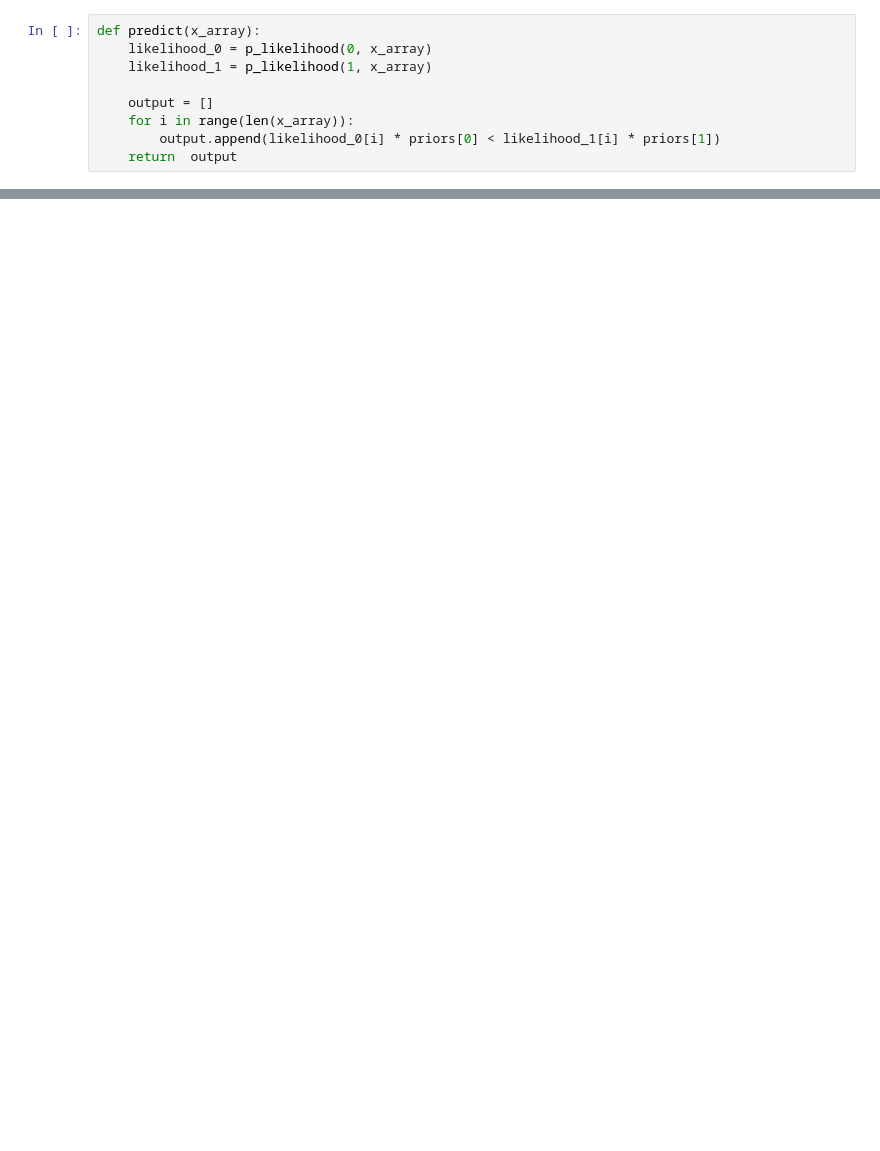
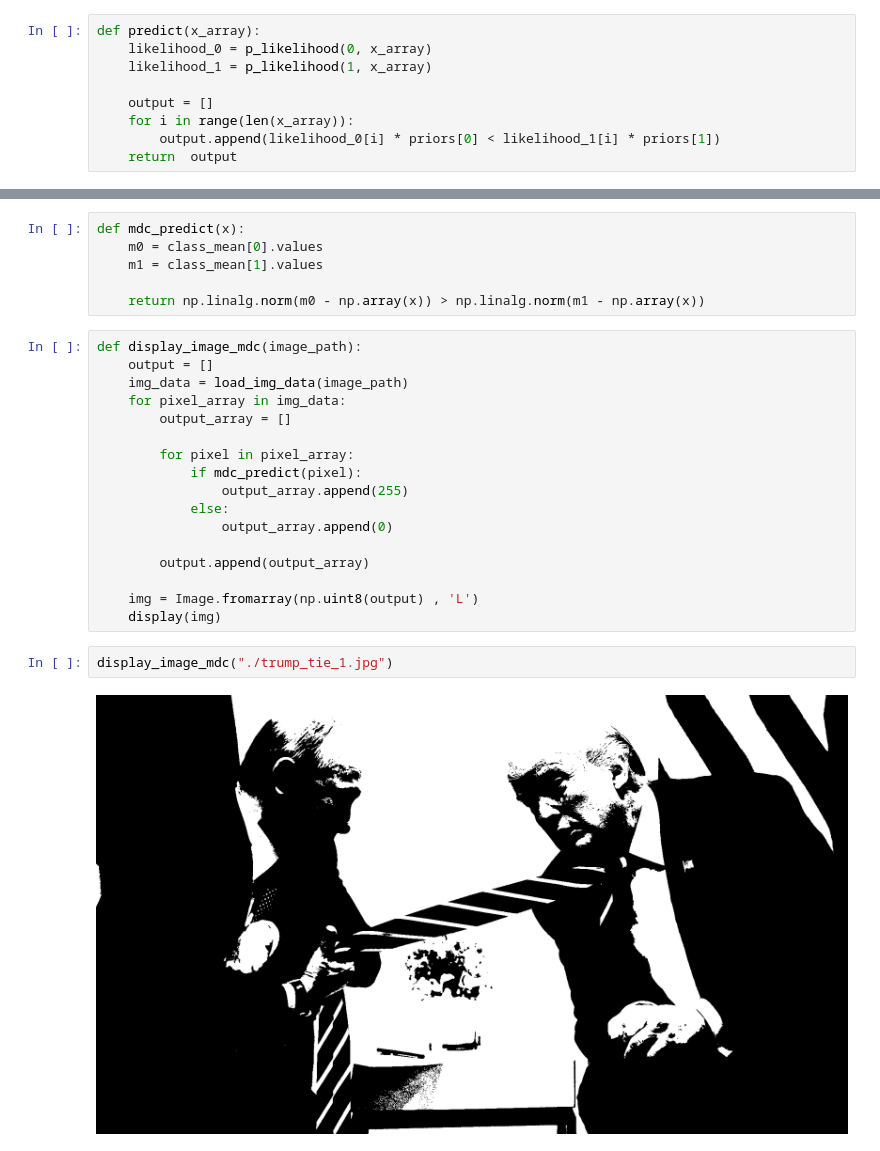
Before and after one commit to AUT-Student/SPR-HW2, a Jupyter notebook: P6/P6.ipynb, the cells around one changed output, grey strips where cells are left out. Drawn from its saved outputs; the diff is of its cells as text; blank space fills up the shorter version.

```diff
--- a/P6/P6.ipynb
+++ b/P6/P6.ipynb
@@ -165,0 +159,27 @@ display(img)
+# %%
+def mdc_predict(x):
+    m0 = class_mean[0].values
+    m1 = class_mean[1].values
+
+    return np.linalg.norm(m0 - np.array(x)) > np.linalg.norm(m1 - np.array(x))
+# %%
+def display_image_mdc(image_path):
+    output = []
+    img_data = load_img_data(image_path)
+    for pixel_array in img_data:
+        output_array = []
+
+        for pixel in pixel_array:
+            if mdc_predict(pixel):
+                output_array.append(255)
+            else:
+                output_array.append(0)
+
+        output.append(output_array)
+
+    img = Image.fromarray(np.uint8(output) , 'L')
+    display(img)
+# %%
+display_image_mdc("./trump_tie_1.jpg")
+# %% [output]
+[figure, added]
```
Also changed, not shown: parts of 33 cells of this notebook.
